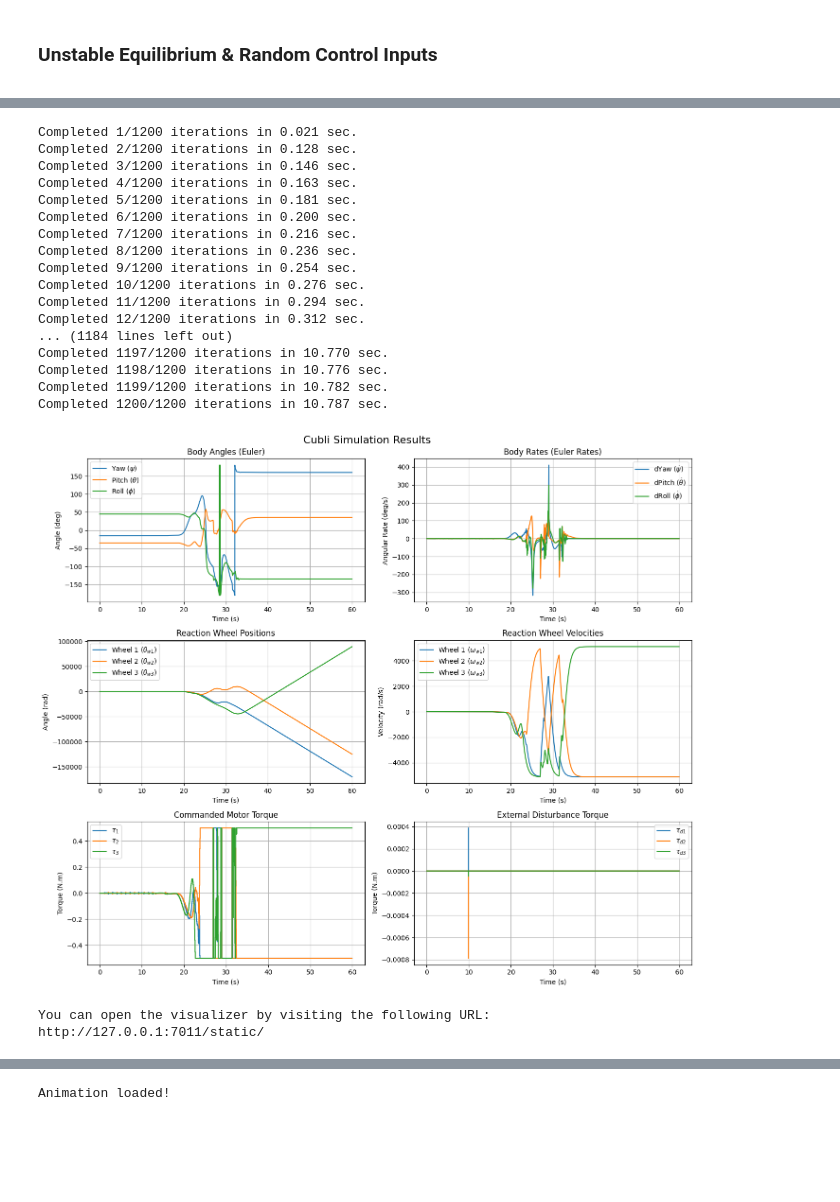
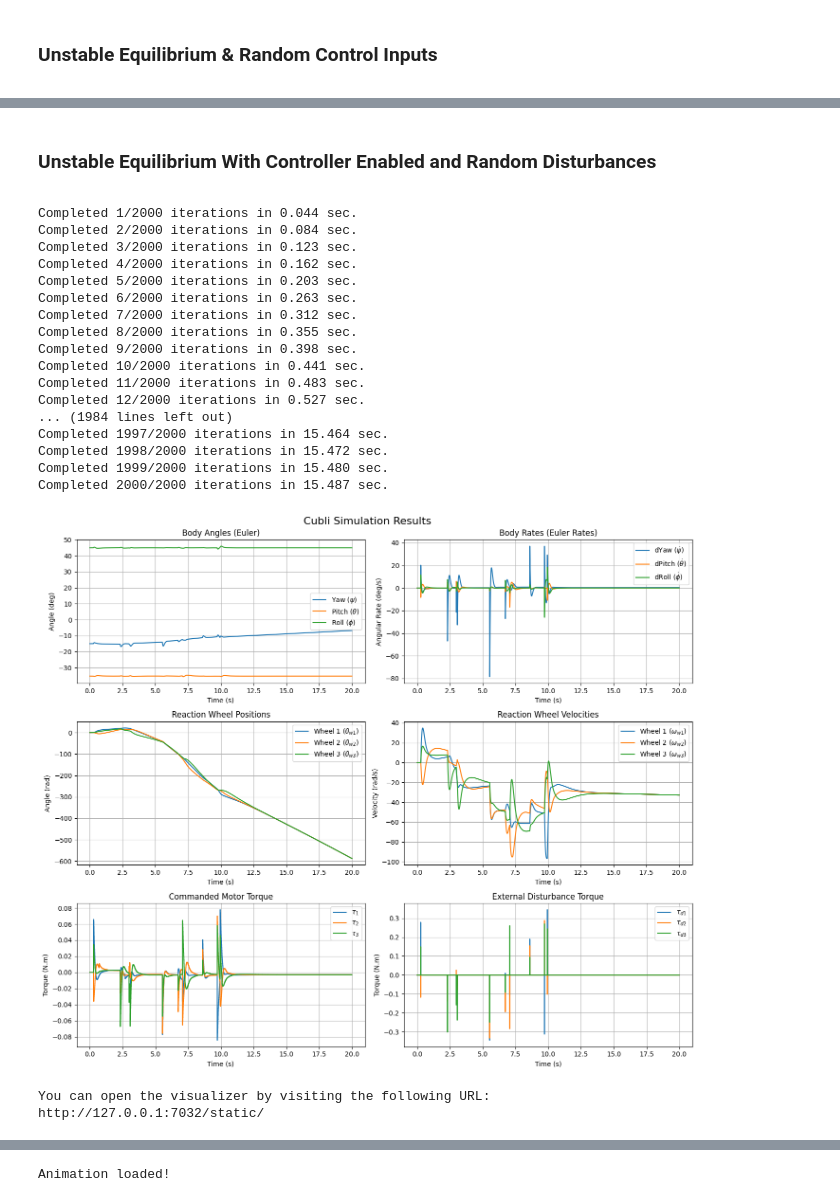
Before and after one commit to FlyingFaller/cubli, a Jupyter notebook: smoking_gun.ipynb, the cells around one changed output, grey strips where cells are left out. Drawn from its saved outputs; the diff is of its cells as text; code cells hidden in the pictures; blank space fills up the shorter version.

Commit message:
Fixed controller, implmented new tests, added wheel velocity saturation, dialed things in

```diff
--- a/smoking_gun.ipynb
+++ b/smoking_gun.ipynb
@@ -1044,42 +1068,54 @@ Animation loaded! Use the Meshcat GUI to hit play.
+# %% [markdown]
+<div style="text-align: justify; font-family: 'Times New Roman', Times, serif;">
+
+### Unstable Equilibrium With Controller Enabled and Random Disturbances
+
+</div>
 # %%
 x0 = np.concatenate((Q_U, np.zeros(3), np.zeros(3), np.zeros(3))) # No starting velocities
-tf = 60.0 # 60 second simulation
-K = 1200 # 20 Hz control rate
+tf = 20.0 # 20 second simulation
+K = 2000 # 100 Hz control rate
 cubli = CubliPhysics(PARAMS) # Create cubli object
 
-# Create 5 random disturbance torques [-0.5, 0.5] N.m
-Nd = 1
-max_d = 0.001
+# Adjust gains
+cubli.k_p *= 1
+cubli.k_d *= 1
+cubli.k_pw *= 1
+cubli.k_dw *= 1
+
+# Create 10 random disturbance torques [-0.25, 0.25] N.m in the fist 10 sec
+Nd = 10
+max_d = 0.35
 np.random.seed(0)
 tau_d = np.zeros((K, 3))
-rand_idx = np.random.choice(K, size=Nd, replace=False)
+rand_idx = np.random.choice(K//2, size=Nd, replace=False)
 rand_tau = np.random.uniform(low=-max_d, high=max_d, size=(Nd, 3))
 tau_d[rand_idx] = rand_tau
 
 # Solve and plot
 sol = simulate_cubli(cubli.ode_fun, cubli.controller_fun, x0, tf, K, tau_d, method='RK45') # Run simulation
 plot_cubli_simulation(*sol)
 animate_cubli_meshcat(sol[0], sol[1])
 # %% [output]
-Completed 1/1200 iterations in 0.021 sec.
-Completed 2/1200 iterations in 0.128 sec.
-Completed 3/1200 iterations in 0.146 sec.
-Completed 4/1200 iterations in 0.163 sec.
-Completed 5/1200 iterations in 0.181 sec.
-Completed 6/1200 iterations in 0.200 sec.
-Completed 7/1200 iterations in 0.216 sec.
-Completed 8/1200 iterations in 0.236 sec.
-Completed 9/1200 iterations in 0.254 sec.
-Completed 10/1200 iterations in 0.276 sec.
-Completed 11/1200 iterations in 0.294 sec.
-Completed 12/1200 iterations in 0.312 sec.
-... (1184 lines left out)
-Completed 1197/1200 iterations in 10.770 sec.
-Completed 1198/1200 iterations in 10.776 sec.
-Completed 1199/1200 iterations in 10.782 sec.
-Completed 1200/1200 iterations in 10.787 sec.
+Completed 1/2000 iterations in 0.044 sec.
+Completed 2/2000 iterations in 0.084 sec.
+Completed 3/2000 iterations in 0.123 sec.
+Completed 4/2000 iterations in 0.162 sec.
+Completed 5/2000 iterations in 0.203 sec.
+Completed 6/2000 iterations in 0.263 sec.
+Completed 7/2000 iterations in 0.312 sec.
+Completed 8/2000 iterations in 0.355 sec.
+Completed 9/2000 iterations in 0.398 sec.
+Completed 10/2000 iterations in 0.441 sec.
+Completed 11/2000 iterations in 0.483 sec.
+Completed 12/2000 iterations in 0.527 sec.
+... (1984 lines left out)
+Completed 1997/2000 iterations in 15.464 sec.
+Completed 1998/2000 iterations in 15.472 sec.
+Completed 1999/2000 iterations in 15.480 sec.
+Completed 2000/2000 iterations in 15.487 sec.
-[figure, old version]
+[figure, new version]
 You can open the visualizer by visiting the following URL:
-http://127.0.0.1:7011/static/
+http://127.0.0.1:7032/static/
 [interactive output not drawn]
 Animation loaded!
```
Also changed, not shown: parts of 7 cells of this notebook.
